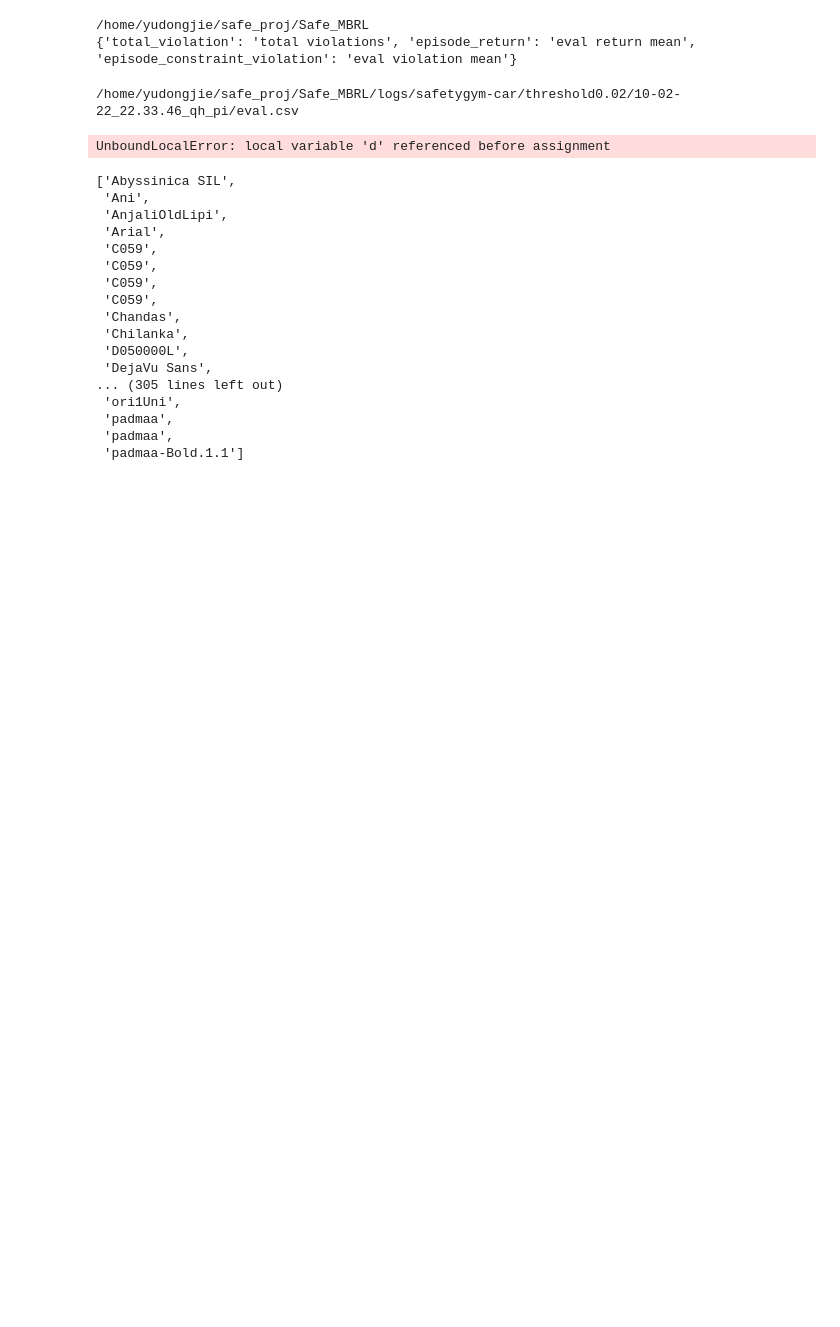
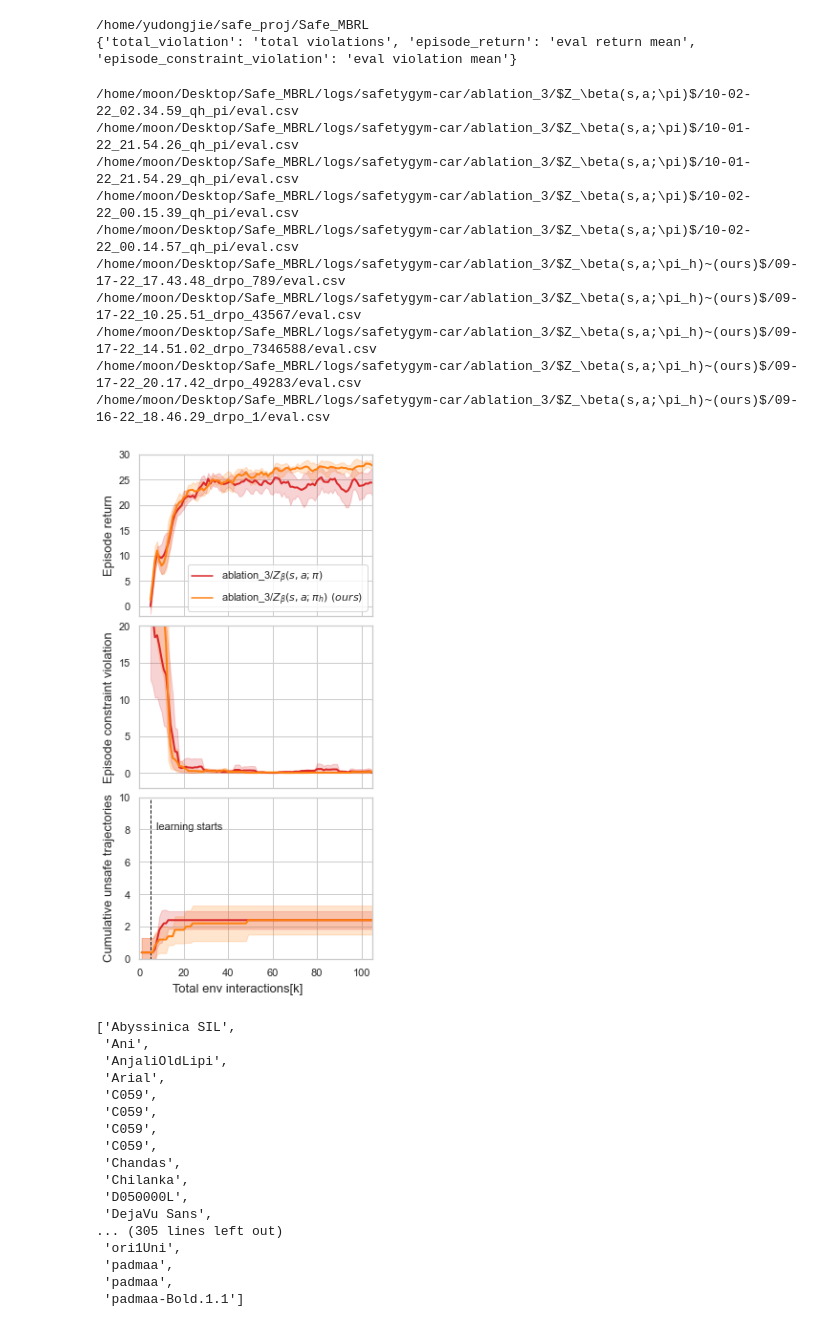
Before and after one commit to ManUtdMoon/Distributional-Reachability-Policy-Optimization, a Jupyter notebook: src/viz_curves.ipynb, the cells around one changed output. Drawn from its saved outputs; the diff is of its cells as text; code cells hidden in the pictures; blank space fills up the shorter version.

Commit message:
update viz_curves

```diff
--- a/src/viz_curves.ipynb
+++ b/src/viz_curves.ipynb
@@ -157,7 +157,7 @@ print(tag2csv_col)
 # %%
 def help_func():
     tag2plot = ['episode_return', 'episode_constraint_violation', 'total_violation']
-    alg_list = ['threshold0.02', 'DRPO-0.02']
+    alg_list = [r'ablation_3/$Z_\beta(s,a;\pi)$', r'ablation_3/$Z_\beta(s,a;\pi_h)~(ours)$']
     result_dir = PROJ_DIR / 'logs'
     return tag2plot, alg_list, result_dir
 
@@ -223,7 +223,7 @@ def plot_eval_results_of_all_alg_n_runs(task):
             # add insterested columns (tag)
             for tag in tag2plot:
                 if is_eval_metric(tag):
-                    df_eval.insert(len(df_eval.columns), tag, smooth(df_eval.loc[:, tag2csv_col[tag]].tolist(), sm=2))
+                    df_eval.insert(len(df_eval.columns), tag, smooth(df_eval.loc[:, tag2csv_col[tag]].tolist(), sm=10 if tag == 'episode_constraint_violation' else 3))
                 else:
                     df_train.insert(
                         len(df_train.columns), tag,
@@ -256,36 +256,45 @@ def plot_eval_results_of_all_alg_n_runs(task):
             x="steps sampled",
             y=tag,
             hue="algorithm",
             data=total_eval_df if is_eval_metric(tag) else total_train_df,
             ax=axes[i],
             linewidth=2,
-            errorbar='sd' # if tag == 'total_violation' else ('ci', 95)
+            errorbar='sd' if tag == 'total_violation' else ('ci', 95)
         )
         axes[i].set_xlabel("")
         axes[i].set_ylabel(tag_name_dict[tag], fontsize=fontsize)
         ylim_range = ylim_dict[tag].get(task, None)
         if ylim_range:
             axes[i].set_ylim(ylim_range)
         axes[i].set_xlim(xlim_dict[task])
 
         handles, labels = axes[i].get_legend_handles_labels()
         axes[i].legend()
         if i != 0:
             axes[i].get_legend().remove()
         axes[i].tick_params(labelsize=fontsize-2)
 
     if (PROJ_DIR / 'viz_curves').is_dir():
         pass
     else:
         (PROJ_DIR / 'viz_curves').mkdir()
     plt.savefig(str(PROJ_DIR)+'/viz_curves/'+task+'.pdf', bbox_inches='tight', dpi=300.0)
 
 
 plot_eval_results_of_all_alg_n_runs('safetygym-car')
 #
 # %% [output]
-/home/yudongjie/safe_proj/Safe_MBRL/logs/safetygym-car/threshold0.02/10-02-22_22.33.46_qh_pi/eval.csv
+/home/moon/Desktop/Safe_MBRL/logs/safetygym-car/ablation_3/$Z_\beta(s,a;\pi)$/10-02-22_02.34.59_qh_pi/eval.csv
+/home/moon/Desktop/Safe_MBRL/logs/safetygym-car/ablation_3/$Z_\beta(s,a;\pi)$/10-01-22_21.54.26_qh_pi/eval.csv
+/home/moon/Desktop/Safe_MBRL/logs/safetygym-car/ablation_3/$Z_\beta(s,a;\pi)$/10-01-22_21.54.29_qh_pi/eval.csv
+/home/moon/Desktop/Safe_MBRL/logs/safetygym-car/ablation_3/$Z_\beta(s,a;\pi)$/10-02-22_00.15.39_qh_pi/eval.csv
+/home/moon/Desktop/Safe_MBRL/logs/safetygym-car/ablation_3/$Z_\beta(s,a;\pi)$/10-02-22_00.14.57_qh_pi/eval.csv
+/home/moon/Desktop/Safe_MBRL/logs/safetygym-car/ablation_3/$Z_\beta(s,a;\pi_h)~(ours)$/09-17-22_17.43.48_drpo_789/eval.csv
+/home/moon/Desktop/Safe_MBRL/logs/safetygym-car/ablation_3/$Z_\beta(s,a;\pi_h)~(ours)$/09-17-22_10.25.51_drpo_43567/eval.csv
+/home/moon/Desktop/Safe_MBRL/logs/safetygym-car/ablation_3/$Z_\beta(s,a;\pi_h)~(ours)$/09-17-22_14.51.02_drpo_7346588/eval.csv
+/home/moon/Desktop/Safe_MBRL/logs/safetygym-car/ablation_3/$Z_\beta(s,a;\pi_h)~(ours)$/09-17-22_20.17.42_drpo_49283/eval.csv
+/home/moon/Desktop/Safe_MBRL/logs/safetygym-car/ablation_3/$Z_\beta(s,a;\pi_h)~(ours)$/09-16-22_18.46.29_drpo_1/eval.csv
-UnboundLocalError: local variable 'd' referenced before assignment
+[figure, added]
 # %%
 all_fonts = sorted([f.name for f in fm.fontManager.ttflist])
 all_fonts
```
Also changed, not shown: parts of 1 cell of this notebook.
